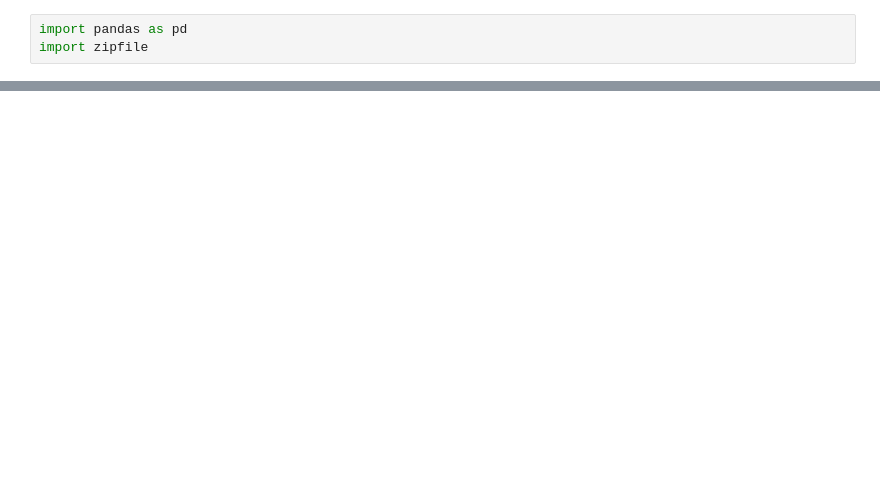
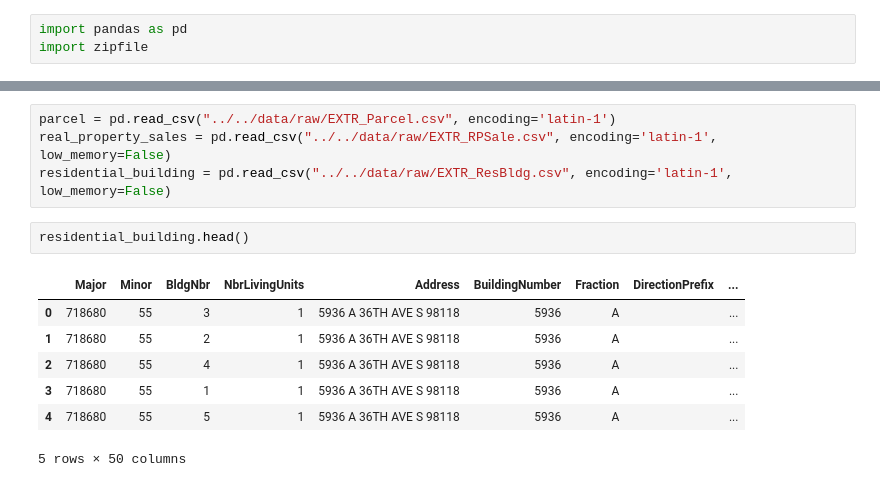
Before and after one commit to angelicacodes/phase_2_project_chicago-sf-seattle-ds-082420, a Jupyter notebook: notebooks/eda/Sindhu_EDA.ipynb, the cells around one changed output, grey strips where cells are left out. Cells and saved outputs as stored; diff of their text form; blank space fills up the shorter version.

Commit message:
import all 3 sets of data

```diff
--- a/notebooks/eda/Sindhu_EDA.ipynb
+++ b/notebooks/eda/Sindhu_EDA.ipynb
@@ -28,0 +33,14 @@ f
+# %%
+parcel = pd.read_csv("../../data/raw/EXTR_Parcel.csv", encoding='latin-1')
+real_property_sales = pd.read_csv("../../data/raw/EXTR_RPSale.csv", encoding='latin-1', low_memory=False)
+residential_building = pd.read_csv("../../data/raw/EXTR_ResBldg.csv", encoding='latin-1', low_memory=False)
+# %%
+residential_building.head()
+# %% [output]
+|  | Major | Minor | BldgNbr | NbrLivingUnits | Address | BuildingNumber | Fraction | DirectionPrefix | ... |
+| 0 | 718680 | 55 | 3 | 1 | 5936 A 36TH AVE S 98118 | 5936 | A |  | ... |
+| 1 | 718680 | 55 | 2 | 1 | 5936 A 36TH AVE S 98118 | 5936 | A |  | ... |
+| 2 | 718680 | 55 | 4 | 1 | 5936 A 36TH AVE S 98118 | 5936 | A |  | ... |
+| 3 | 718680 | 55 | 1 | 1 | 5936 A 36TH AVE S 98118 | 5936 | A |  | ... |
+| 4 | 718680 | 55 | 5 | 1 | 5936 A 36TH AVE S 98118 | 5936 | A |  | ... |
+5 rows × 50 columns
```
Also changed, not shown: parts of 4 cells of this notebook, 1 other file.
